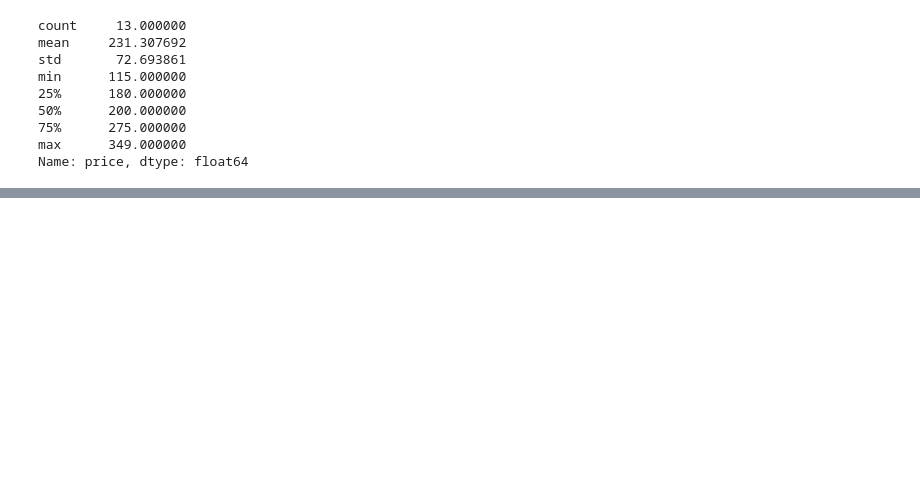
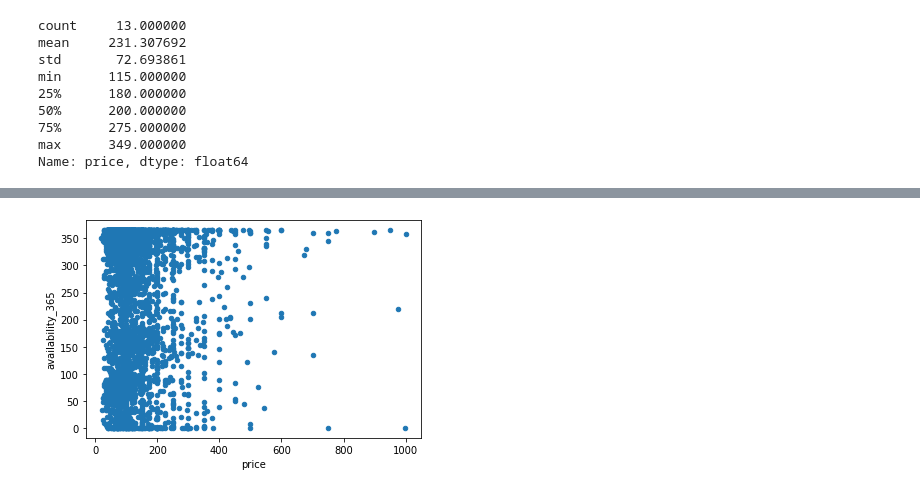
Before and after one commit to IMSweeney/Udacity_AirBnB_Analysis, a Jupyter notebook: analysis.ipynb, the cells around one changed output, grey strips where cells are left out. Drawn from its saved outputs; the diff is of its cells as text; code cells hidden in the pictures; blank space fills up the shorter version.

```diff
--- a/analysis.ipynb
+++ b/analysis.ipynb
@@ -241,0 +277,5 @@ df.groupby('beds')['price'].agg('mean').sort_values(ascending=False).plot(kind='
+# %%
+### Q3a
+df.plot(x='price', y='availability_365', kind='scatter').get_figure().savefig('Q3a.png')
+# %% [output]
+[figure, added]
```
Also changed, not shown: parts of 11 cells of this notebook, 3 other files.
